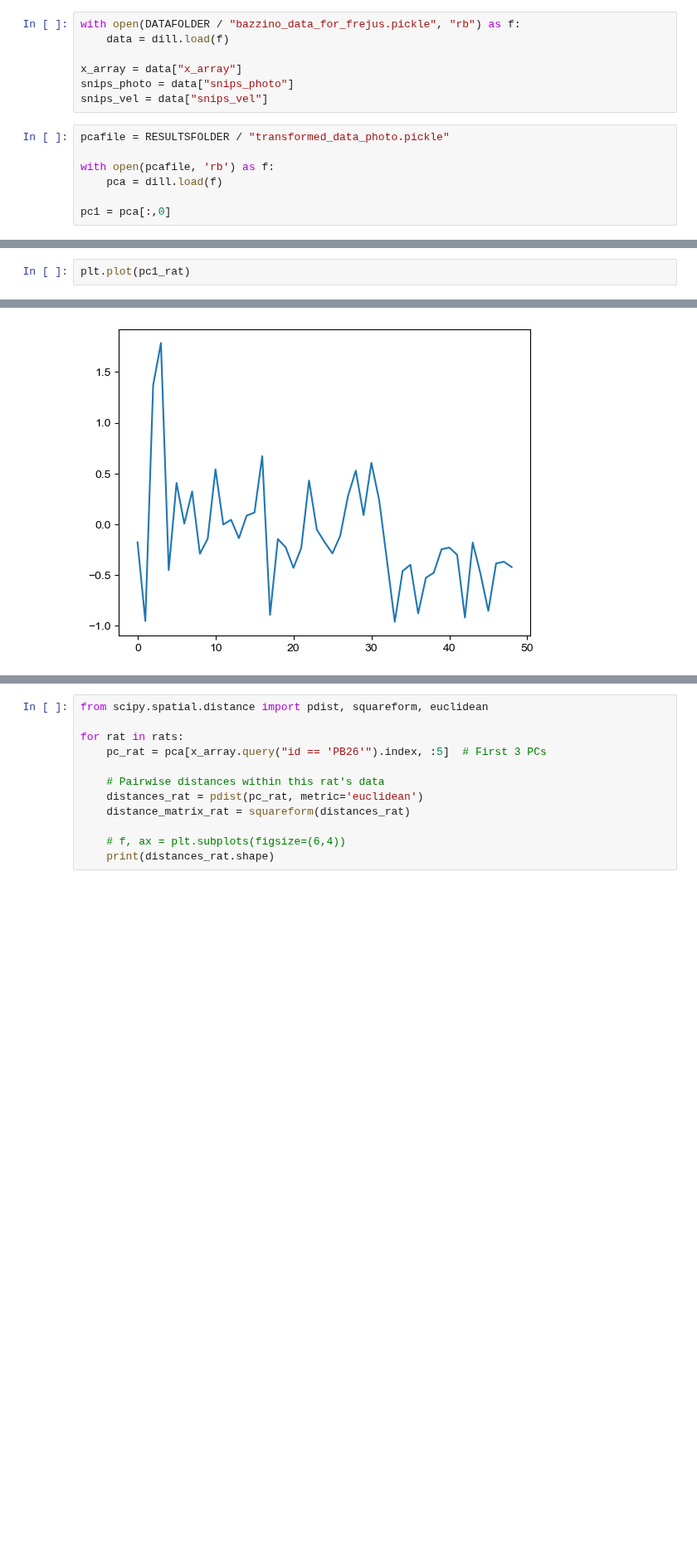
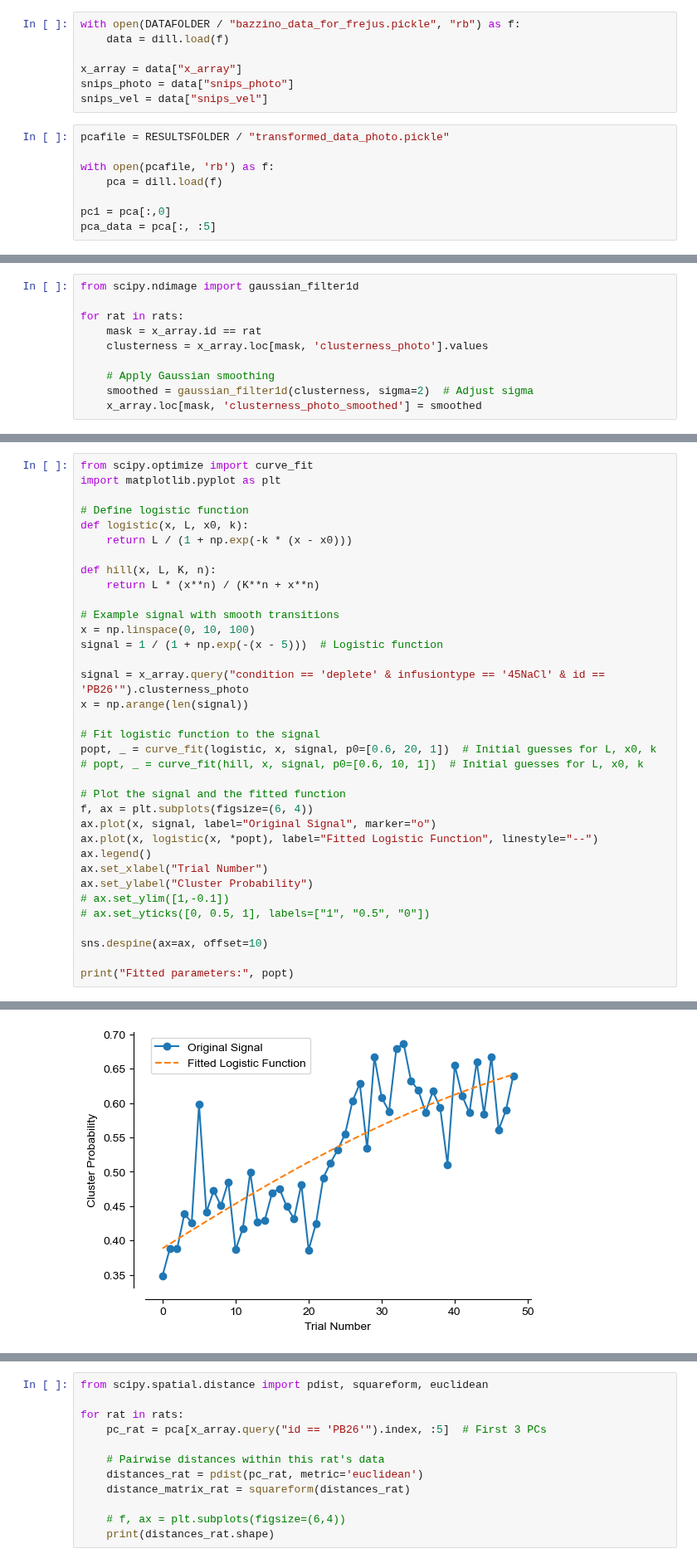
Before and after one commit to jaimemcc/bazzino, a Jupyter notebook: notebooks/crosscorrelation.ipynb, the cells around one changed output, grey strips where cells are left out. Shown at 83% size. Drawn from its saved outputs; the diff is of its cells as text; blank space fills up the shorter version.

```diff
--- a/notebooks/crosscorrelation.ipynb
+++ b/notebooks/crosscorrelation.ipynb
@@ -36,3 +36,4 @@ with open(pcafile, 'rb') as f:
     pca = dill.load(f)
 
 pc1 = pca[:,0]
+pca_data = pca[:, :5]
@@ -39,3 +70,13 @@ pc1 = pca[:,0]
+# %%
+from scipy.ndimage import gaussian_filter1d
+
+for rat in rats:
+    mask = x_array.id == rat
+    clusterness = x_array.loc[mask, 'clusterness_photo'].values
+
+    # Apply Gaussian smoothing
+    smoothed = gaussian_filter1d(clusterness, sigma=2)  # Adjust sigma
+    x_array.loc[mask, 'clusterness_photo_smoothed'] = smoothed
 # %%
 # just select 0.45 and deplete Na+ condition
 x_array_red = x_array.query("infusiontype == '45NaCl' & condition == 'deplete'")
@@ -63,3 +105,36 @@ for rat in rats:
 # %%
-plt.plot(pc1_rat)
+from scipy.optimize import curve_fit
+import matplotlib.pyplot as plt
+
+# Define logistic function
+def logistic(x, L, x0, k):
+    return L / (1 + np.exp(-k * (x - x0)))
+
+def hill(x, L, K, n):
+    return L * (x**n) / (K**n + x**n)
+
+# Example signal with smooth transitions
+x = np.linspace(0, 10, 100)
+signal = 1 / (1 + np.exp(-(x - 5)))  # Logistic function
+
+signal = x_array.query("condition == 'deplete' & infusiontype == '45NaCl' & id == 'PB26'").clusterness_photo
+x = np.arange(len(signal))
+
+# Fit logistic function to the signal
+popt, _ = curve_fit(logistic, x, signal, p0=[0.6, 20, 1])  # Initial guesses for L, x0, k
+# popt, _ = curve_fit(hill, x, signal, p0=[0.6, 10, 1])  # Initial guesses for L, x0, k
+
+# Plot the signal and the fitted function
+f, ax = plt.subplots(figsize=(6, 4))
+ax.plot(x, signal, label="Original Signal", marker="o")
+ax.plot(x, logistic(x, *popt), label="Fitted Logistic Function", linestyle="--")
+ax.legend()
+ax.set_xlabel("Trial Number")
+ax.set_ylabel("Cluster Probability")
+# ax.set_ylim([1,-0.1])
+# ax.set_yticks([0, 0.5, 1], labels=["1", "0.5", "0"])
+
+sns.despine(ax=ax, offset=10)
+
+print("Fitted parameters:", popt)
 # %% [output]
@@ -67 +142 @@ plt.plot(pc1_rat)
-[figure, old version]
+[figure, new version]
```
Also changed, not shown: parts of 15 cells of this notebook, 1 other file.
